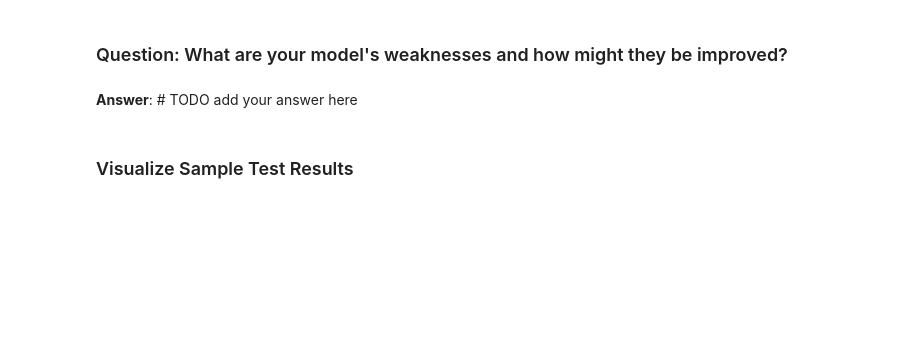
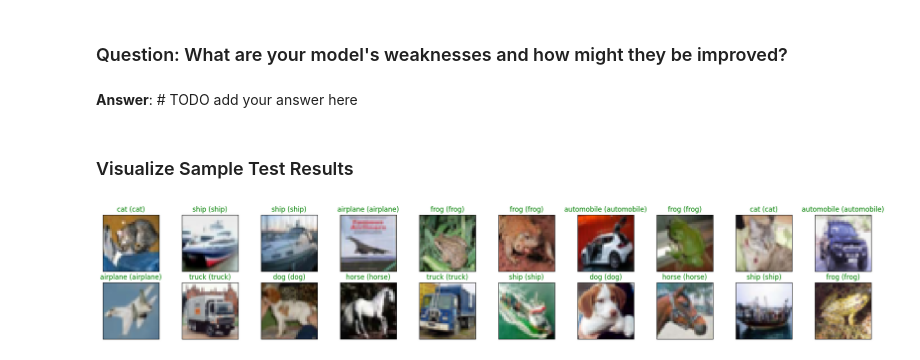
Before and after one commit to noamlevin8/DeepLearning_UDACITY, a Jupyter notebook: convolutional-neural-networks/cifar10_cnn_exercise.ipynb, the cells around one changed output. Saved outputs shown, nothing was run; the diff lists cells and outputs as text; code cells hidden in the pictures; blank space fills up the shorter version.

```diff
--- a/convolutional-neural-networks/cifar10_cnn_exercise.ipynb
+++ b/convolutional-neural-networks/cifar10_cnn_exercise.ipynb
@@ -183,17 +205,19 @@ class Net(nn.Module):
 
         self.dropout = nn.Dropout(0.2)
 
+        self.relu = nn.ReLU()
+
 
     def forward(self, x):
         # TODO add sequence of convolutional and max pooling layers
-        x = self.pool1(nn.ReLU(self.conv1(x)))
-        x = self.pool2(nn.ReLU(self.conv2(x)))
-        x = self.pool3(nn.ReLU(self.conv3(x)))
+        x = self.pool1(self.relu(self.conv1(x)))
+        x = self.pool2(self.relu(self.conv2(x)))
+        x = self.pool3(self.relu(self.conv3(x)))
 
         x = x.view(-1, 64 * 4 * 4)
 
         x = self.dropout(x)
-        x = nn.ReLU(self.fc1(x))
+        x = self.relu(self.fc1(x))
         x = self.dropout(x)
         x = self.fc2(x)
 
@@ -214,7 +251,7 @@ Decide on a loss and optimization function that is best suited for this classifi
 #### TODO: Define the loss and optimizer and see how these choices change the loss over time.
 # %%
 # specify loss function (categorical cross-entropy)
-criterion = nn.CrossEntropyLoss # TODO define categorical cross-entropy loss function
+criterion = nn.CrossEntropyLoss() # TODO define categorical cross-entropy loss function
 
 # specify optimizer
 optimizer = optim.SGD(model.parameters(), lr=0.01) # TODO define the optimizer with learning rate
@@ -348,23 +420,25 @@ print('\nTest Accuracy (Overall): %2d%% (%2d/%2d)' % (
 # %%
 # obtain one batch of test images
 dataiter = iter(test_loader)
-images, labels = dataiter.next()
+images, labels = next(dataiter)
 images.numpy()
 
 # move model inputs to cuda, if GPU available
 if train_on_gpu:
     images = images.cuda()
 
 # get sample outputs
 output = model(images)
 # convert output probabilities to predicted class
 _, preds_tensor = torch.max(output, 1)
 preds = np.squeeze(preds_tensor.numpy()) if not train_on_gpu else np.squeeze(preds_tensor.cpu().numpy())
 
 # plot the images in the batch, along with predicted and true labels
 fig = plt.figure(figsize=(25, 4))
 for idx in np.arange(20):
-    ax = fig.add_subplot(2, 20/2, idx+1, xticks=[], yticks=[])
+    ax = fig.add_subplot(2, 20//2, idx+1, xticks=[], yticks=[])
     imshow(images[idx] if not train_on_gpu else images[idx].cpu())
     ax.set_title("{} ({})".format(classes[preds[idx]], classes[labels[idx]]),
                  color=("green" if preds[idx]==labels[idx].item() else "red"))
+# %% [output]
+[figure, added]
```
Also changed, not shown: parts of 12 cells of this notebook.
